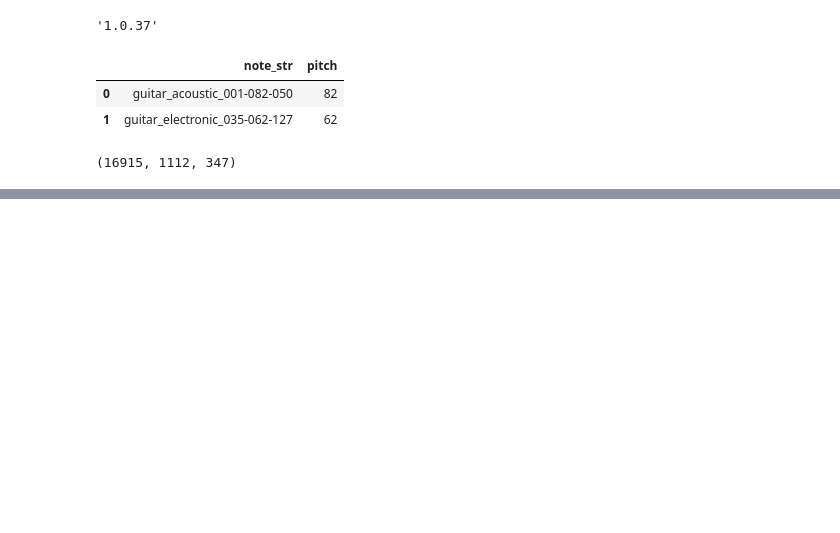
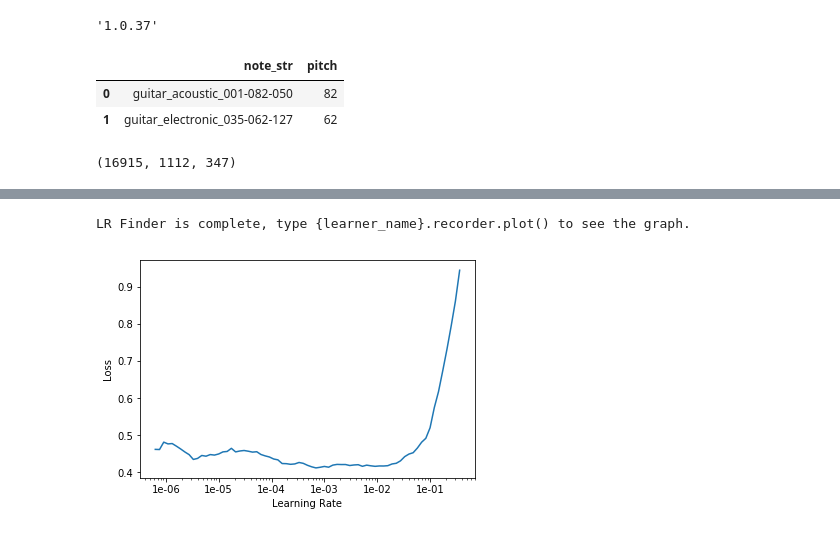
Before and after one commit to jhartquist/fastai_audio, a Jupyter notebook: notebooks/07. Dataset from Frames.ipynb, the cells around one changed output, grey strips where cells are left out. Drawn from its saved outputs; the diff is of its cells as text; code cells hidden in the pictures; blank space fills up the shorter version.

```diff
--- a/notebooks/07. Dataset from Frames.ipynb
+++ b/notebooks/07. Dataset from Frames.ipynb
@@ -141,0 +311,17 @@ xs.shape, ys.shape
+# %%
+class SimpleModel2(nn.Module):
+    def __init__(self, n_inputs, n_classes):
+        super().__init__()
+        self.layers = nn.Sequential(
+            *bn_drop_lin(n_inputs, 1024, actn=nn.ReLU(inplace=True), p=0.2),
+            *bn_drop_lin(1024, 512, actn=nn.ReLU(inplace=True), p=0.2),
+            *bn_drop_lin(512, 256, actn=nn.ReLU(inplace=True), p=0.2),
+            *bn_drop_lin(256, 128, actn=nn.ReLU(inplace=True), p=0.2),
+            *bn_drop_lin(128, n_classes, actn=None),
+        )
+    def forward(self, x):
+        return self.layers(x)
+# %%
+model = SimpleModel2(1024, data.c)
+learn = Learner(data, model, metrics=[accuracy])
+learn.summary()
@@ -141,0 +346,4 @@ xs.shape, ys.shape
+# %%
+model_name = 'pitch_all_frames_raw_v2'
+learn.fit_one_cycle(4)
+learn.save(model_name + '-stage-1')
@@ -141,0 +357,7 @@ xs.shape, ys.shape
+# %%
+learn.load(model_name + '-stage-1')
+learn.lr_find()
+learn.recorder.plot()
+# %% [output]
+LR Finder is complete, type {learner_name}.recorder.plot() to see the graph.
+[figure, added]
```
Also changed, not shown: parts of 58 cells of this notebook.
